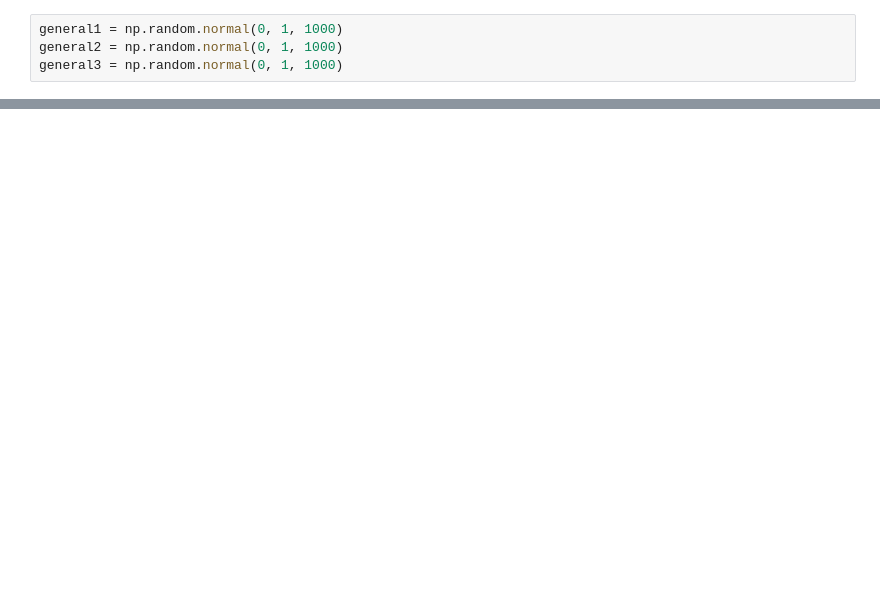
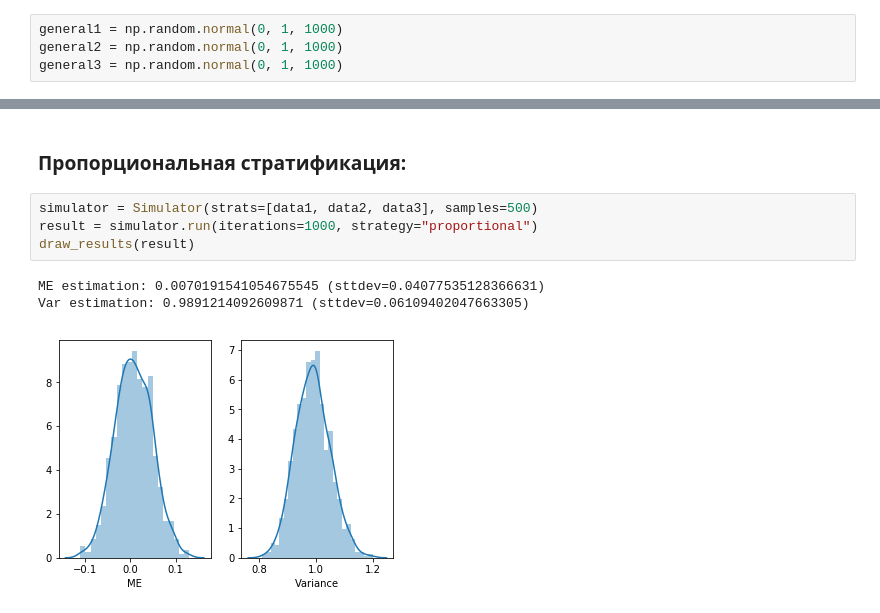
Before and after one commit to staple-stable/ds-stuff, a Jupyter notebook: task_2/task_2.ipynb, the cells around one changed output, grey strips where cells are left out. Saved outputs shown, nothing was run; the diff lists cells and outputs as text; blank space fills up the shorter version.

```diff
--- a/task_2/task_2.ipynb
+++ b/task_2/task_2.ipynb
@@ -155,0 +178,10 @@ sns.distplot(result[1])
+# %% [markdown]
+### Пропорциональная стратификация:
+# %%
+simulator = Simulator(strats=[data1, data2, data3], samples=500)
+result = simulator.run(iterations=1000, strategy="proportional")
+draw_results(result)
+# %% [output]
+ME estimation: 0.0070191541054675545 (sttdev=0.04077535128366631)
+Var estimation: 0.9891214092609871 (sttdev=0.06109402047663305)
+[figure, added]
```
Also changed, not shown: parts of 62 cells of this notebook, 1 other file.
